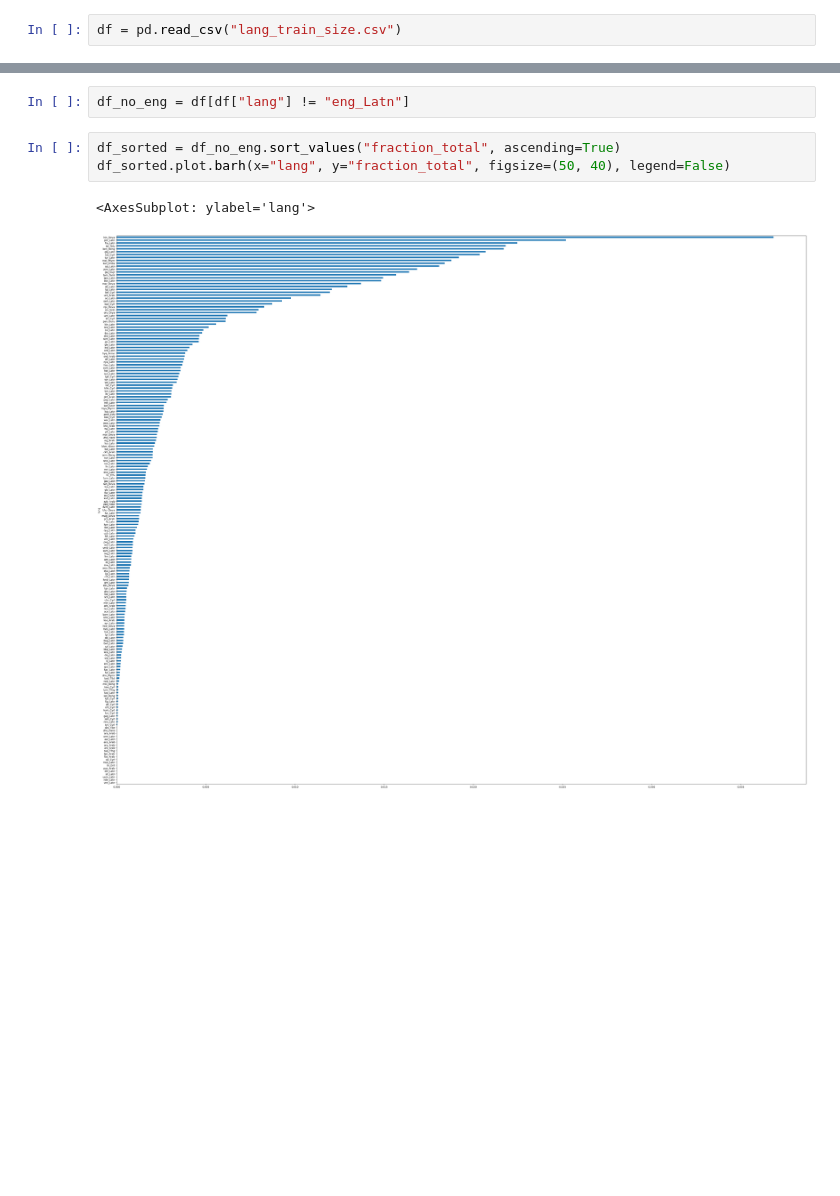
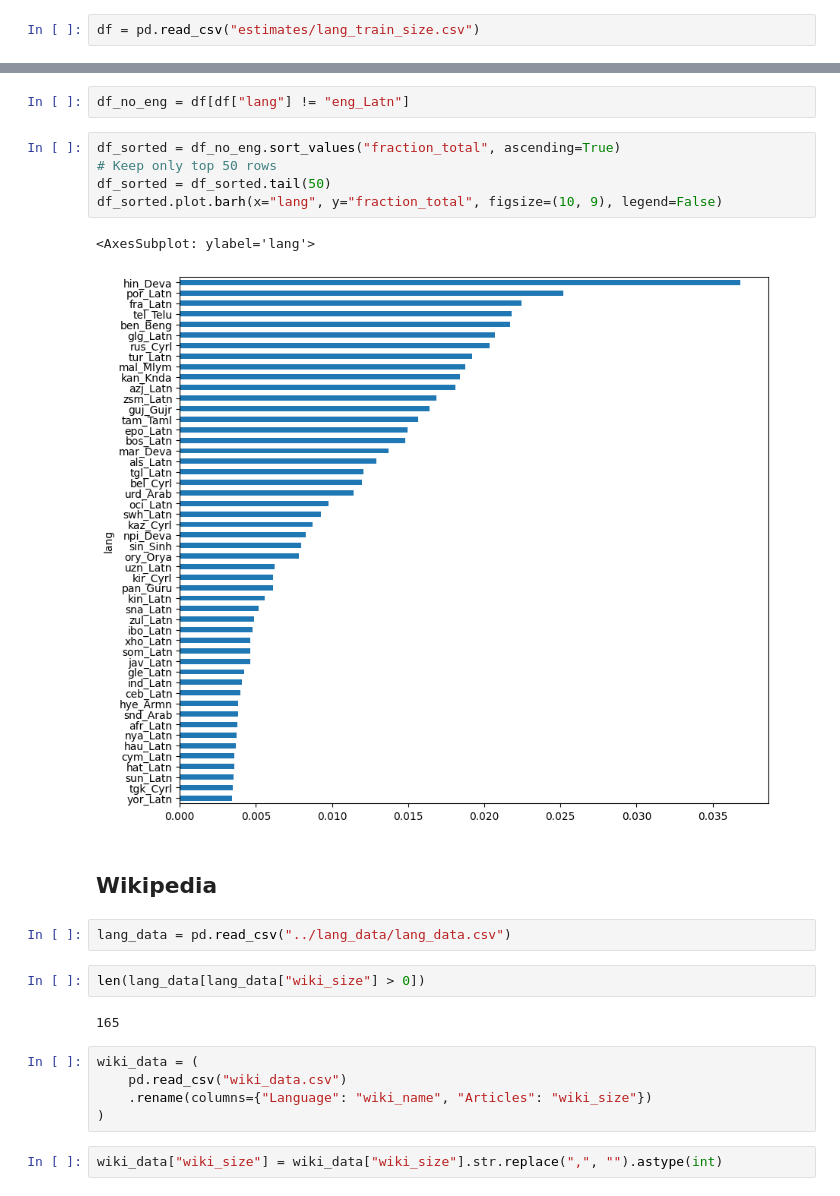
Before and after one commit to v-hirak/explaining-MT-difficulty, a Jupyter notebook: nllb_train_data_estimation/nllb_train_size_estimation.ipynb, the cells around one changed output, grey strips where cells are left out. Saved outputs shown, nothing was run; the diff lists cells and outputs as text; blank space fills up the shorter version.

Commit message:
Only leave lang_data

```diff
--- a/nllb_train_data_estimation/nllb_train_size_estimation.ipynb
+++ b/nllb_train_data_estimation/nllb_train_size_estimation.ipynb
@@ -160,7 +161,7 @@ Although the official NLLB repository provides a script for constructing aligned
 # %% [markdown]
 ## Summary
 # %%
-df = pd.read_csv("lang_train_size.csv")
+df = pd.read_csv("estimates/lang_train_size.csv")
 # %%
 df["num_sents_total"] = (df["num_sents_publ"] + df["num_sents_seed"]
                          + df["num_sents_gerl"] + df["num_sents_mined"])
@@ -174,7 +175,24 @@ df.to_csv("lang_train_size.csv", index=False)
 df_no_eng = df[df["lang"] != "eng_Latn"]
 # %%
 df_sorted = df_no_eng.sort_values("fraction_total", ascending=True)
-df_sorted.plot.barh(x="lang", y="fraction_total", figsize=(50, 40), legend=False)
+# Keep only top 50 rows
+df_sorted = df_sorted.tail(50)
+df_sorted.plot.barh(x="lang", y="fraction_total", figsize=(10, 9), legend=False)
 # %% [output]
 <AxesSubplot: ylabel='lang'>
-[figure, old version]
+[figure, new version]
+# %% [markdown]
+## Wikipedia
+# %%
+lang_data = pd.read_csv("../lang_data/lang_data.csv")
+# %%
+len(lang_data[lang_data["wiki_size"] > 0])
+# %% [output]
+165
+# %%
+wiki_data = (
+    pd.read_csv("wiki_data.csv")
+    .rename(columns={"Language": "wiki_name", "Articles": "wiki_size"})
+)
+# %%
+wiki_data["wiki_size"] = wiki_data["wiki_size"].str.replace(",", "").astype(int)
```
Also changed, not shown: parts of 17 cells of this notebook, 17 other files.
